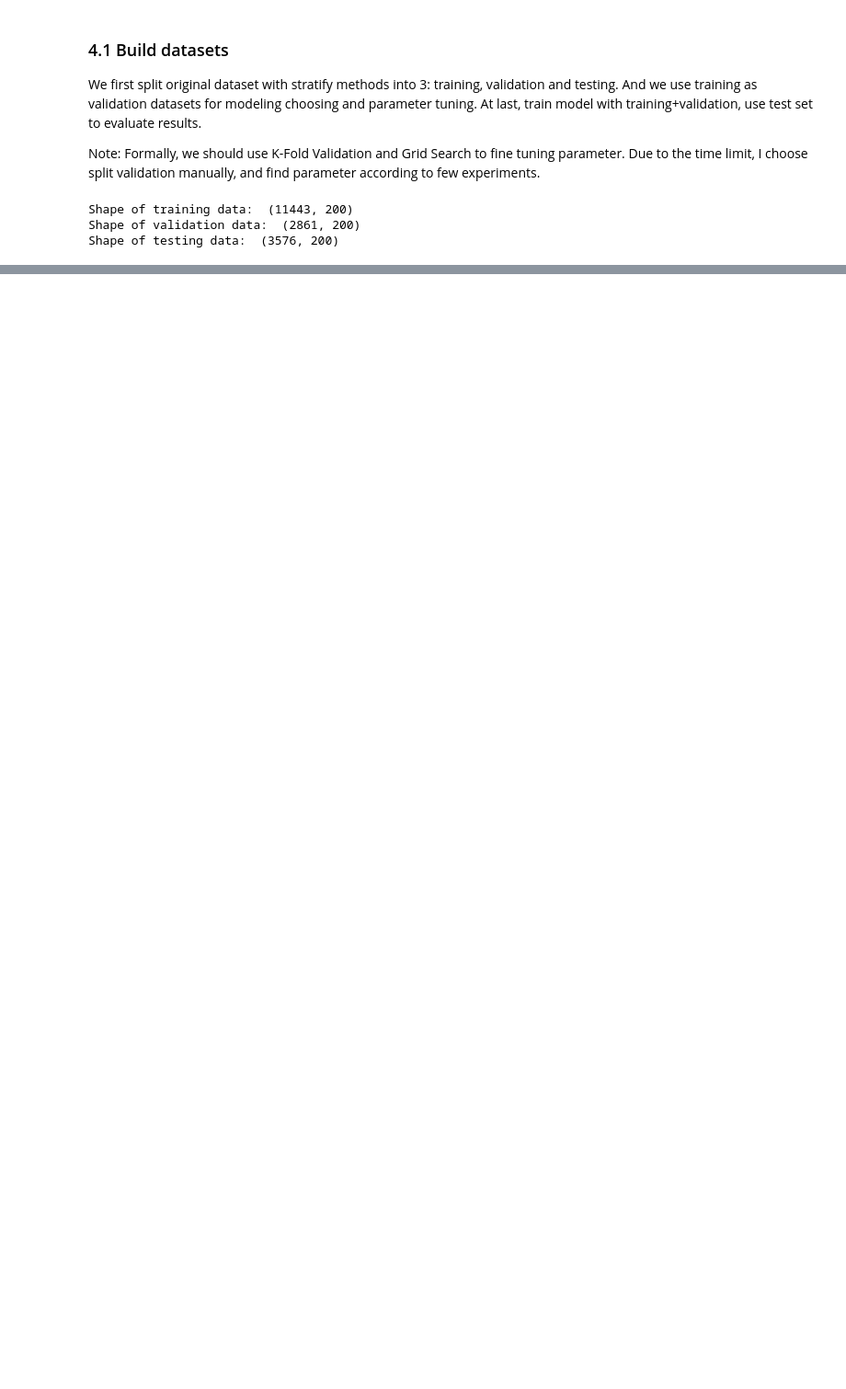
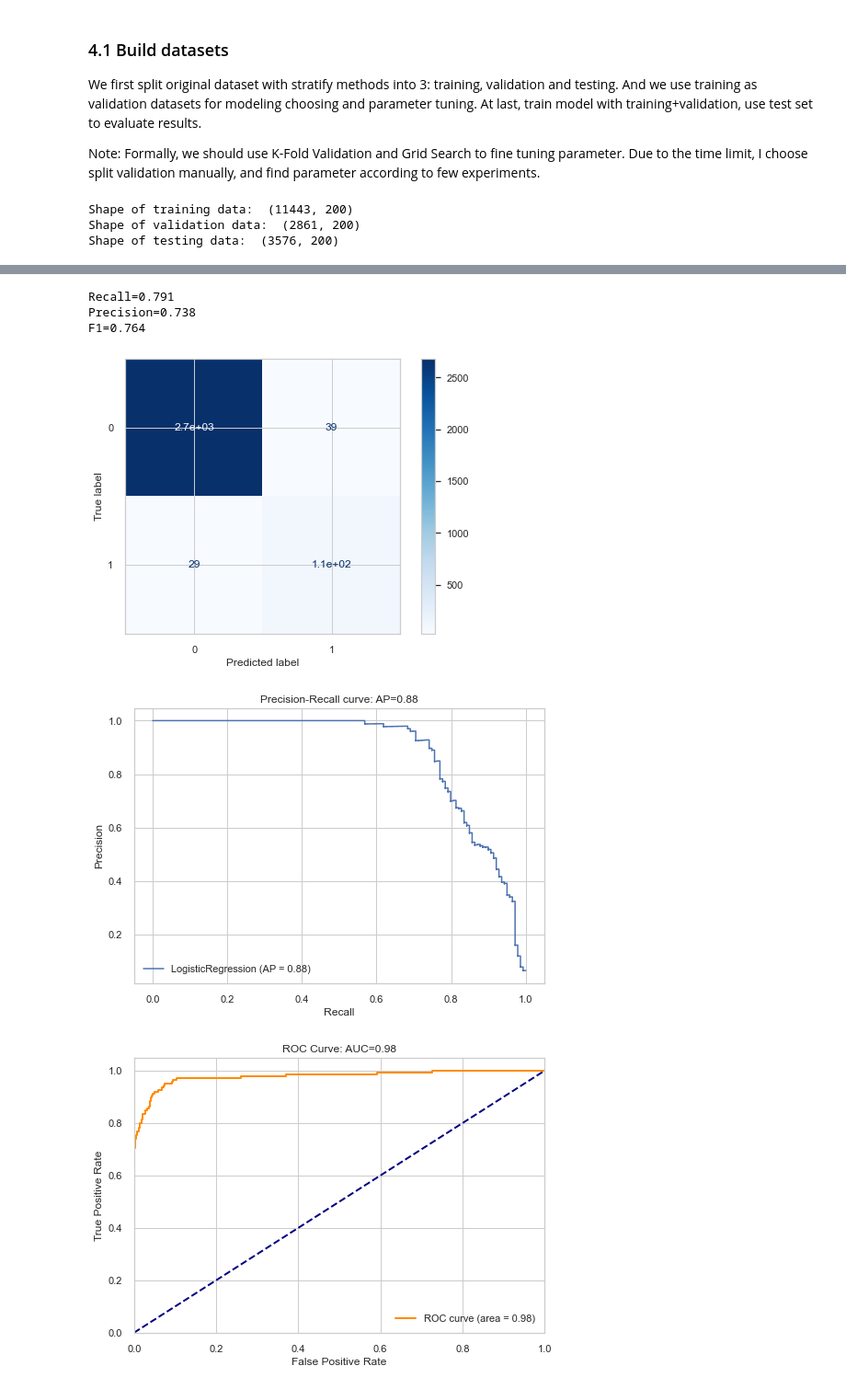
Before and after one commit to sting1000/Fake_JobPosting_Classifier, a Jupyter notebook: Exploration.ipynb, the cells around one changed output, grey strips where cells are left out. Shown at 92% size. Saved outputs shown, nothing was run; the diff lists cells and outputs as text; code cells hidden in the pictures; blank space fills up the shorter version.

```diff
--- a/Exploration.ipynb
+++ b/Exploration.ipynb
@@ -477,7 +461,3 @@ X_train_glove_std_res, y_train_res = smote.fit_sample(X_train_glove_std, y_train
-# %%
-X_train_glove, X_valid_glove = victorize_glove(X_train, X_valid, text_col)
-X_train_glove_std, X_valid_glove_std = standardize(X_train_glove, X_valid_glove, with_mean=False)
-X_train_glove_std_res, y_train_res = smote.fit_sample(X_train_glove_std, y_train)
 # %%
 import dill
 dill.dump_session('./env/notebook_env.db')
@@ -972,0 +514,11 @@ AttributeError: 'ALBERT' object has no attribute 'predict'
+# %%
+# Train logistic regression model by CBoW
+cbow_lr_std_res = LogisticRegression(solver='lbfgs', max_iter=1000, verbose=0, n_jobs=-1)
+cbow_lr_std_res = fit_model(cbow_lr_std_res, X_train_cbow_std_res, y_train_res, X_valid_cbow_std, y_valid)
+# %% [output]
+Recall=0.791
+Precision=0.738
+F1=0.764
+[figure, added]
+[figure, added]
+[figure, added]
```
Also changed, not shown: parts of 73 cells of this notebook, 4 other files.
